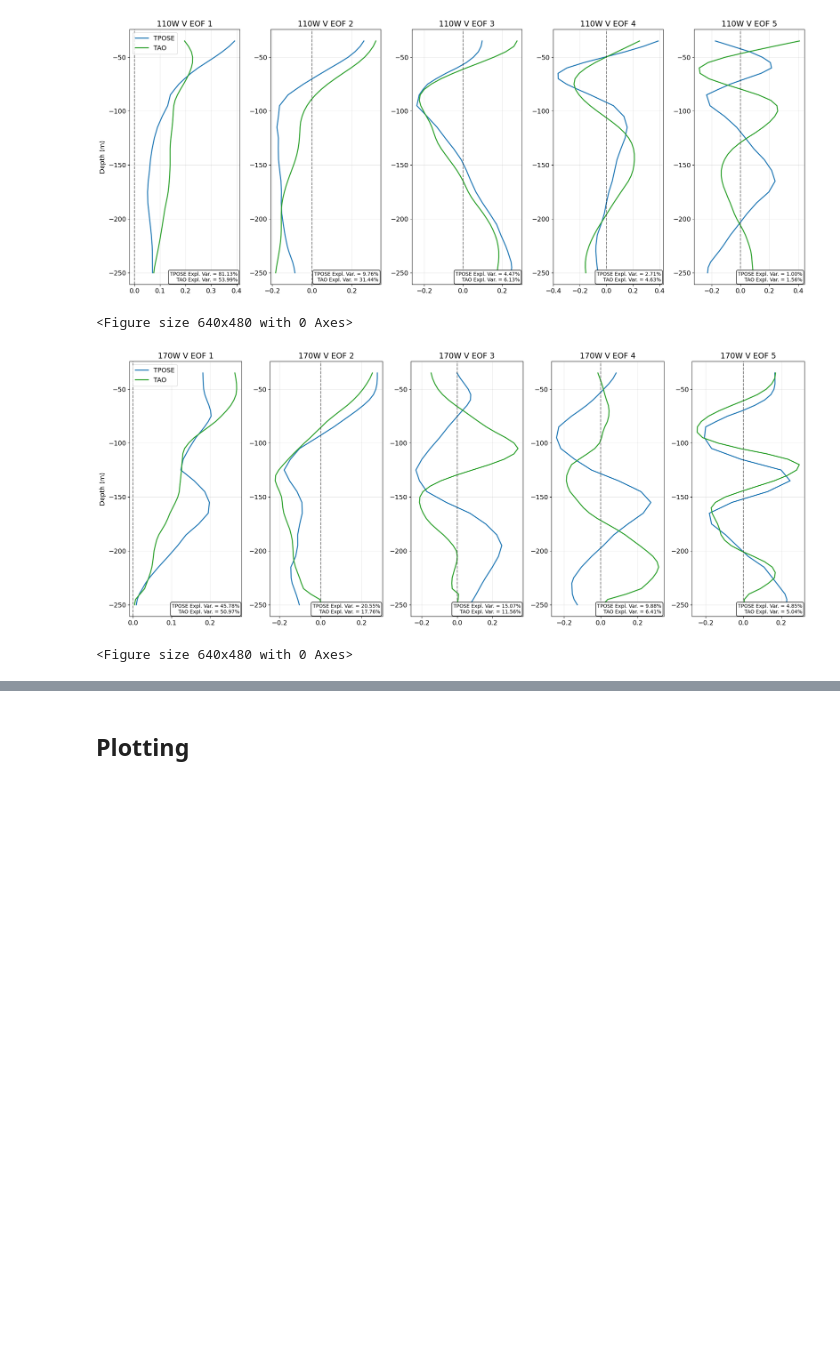
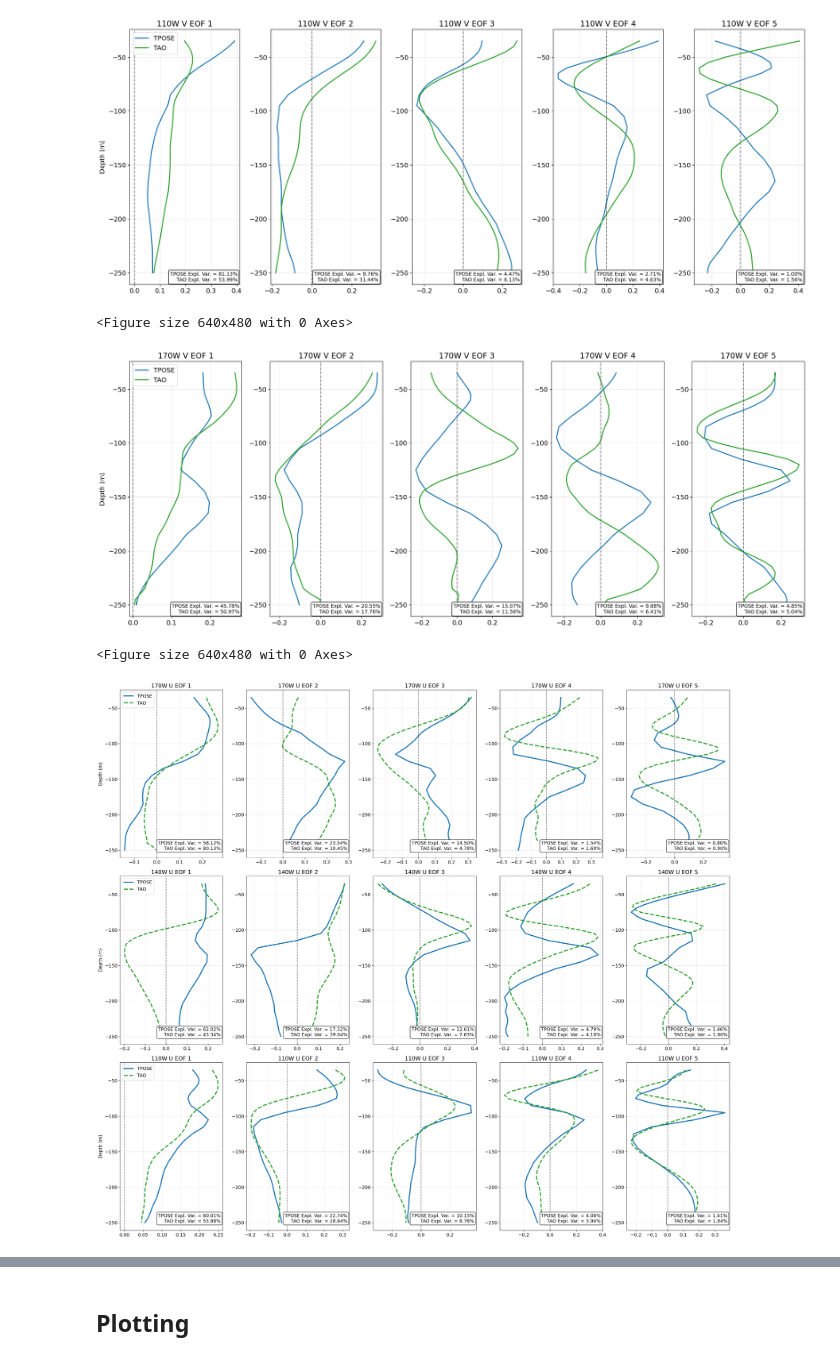
Before and after one commit to eldavenport/TPOSE6_VelocityAssim, a Jupyter notebook: VelocityVariance/depth-depth_covariance/depthdepth_cov.ipynb, the cells around one changed output, grey strips where cells are left out. Cells and saved outputs as stored; diff of their text form; code cells hidden in the pictures; blank space fills up the shorter version.

Commit message:
combining all vertical modes into a single plot

```diff
--- a/VelocityVariance/depth-depth_covariance/depthdepth_cov.ipynb
+++ b/VelocityVariance/depth-depth_covariance/depthdepth_cov.ipynb
@@ -554,3 +554,85 @@ plt.savefig('vertical_modes_V_170.png',format='png')
 # %% [output]
 [figure]
 <Figure size 640x480 with 0 Axes>
+# %%
+# generate one figure with all vertical modes for U velocity (three rows, one for each longitude    )
+fig, axes = plt.subplots(ncols=n_modes, nrows=3, figsize=(n_modes*5, 22))
+
+for i in range(n_modes):
+    # xeofs EOFs are in (mode, space) format, so we transpose
+    eof_mode = eofs_xeofs_U_170.isel(mode=i)
+    axes[0,i].plot(eof_mode.values, U6_170.Z.values, 'tab:blue', linewidth=3, label='TPOSE')
+    eof_mode = eofs_xeofs_U_TAO_170.isel(mode=i)
+    axes[0,i].plot(eof_mode.values, U6_TAO_170.Z.values, 'tab:green', linestyle='--', linewidth=3, label='TAO')
+    axes[0,i].axvline(x=0, color='k', linestyle='--', alpha=0.5)
+    axes[0,i].set_title(f'170W U EOF {i+1}')
+    axes[0,i].grid(True, alpha=0.3)
+
+    tpose_expl_var = explained_variance_xeofs_U_170[i]*100
+    tao_expl_var = explained_variance_xeofs_U_TAO_170[i]*100
+    textstr = f"TPOSE Expl. Var. = {tpose_expl_var:.2f}%\nTAO Expl. Var. = {tao_expl_var:.2f}%"
+
+    # Add text box
+    axes[0,i].text(
+        0.98, 0.1, textstr,
+        transform=axes[0,i].transAxes,  # axes fraction
+        fontsize=13,
+        verticalalignment='top',
+        horizontalalignment='right',
+        bbox=dict(boxstyle='round', facecolor='white', alpha=1.0)
+    )
+
+    eof_mode = eofs_xeofs_U_140.isel(mode=i)
+    axes[1,i].plot(eof_mode.values, U6_140.Z.values, 'tab:blue', linewidth=3, label='TPOSE')
+    eof_mode = eofs_xeofs_U_TAO_140.isel(mode=i)
+    axes[1,i].plot(eof_mode.values, U6_TAO_140.Z.values, 'tab:green', linestyle='--', linewidth=3, label='TAO')
+    axes[1,i].axvline(x=0, color='k', linestyle='--', alpha=0.5)
+    axes[1,i].set_title(f'140W U EOF {i+1}')
+    axes[1,i].grid(True, alpha=0.3)
+
+    tpose_expl_var = explained_variance_xeofs_U_140[i]*100
+    tao_expl_var = explained_variance_xeofs_U_TAO_140[i]*100
+    textstr = f"TPOSE Expl. Var. = {tpose_expl_var:.2f}%\nTAO Expl. Var. = {tao_expl_var:.2f}%"
+
+    # Add text box
+    axes[1,i].text(
+        0.98, 0.1, textstr,
+        transform=axes[1,i].transAxes,  # axes fraction
+        fontsize=13,
+        verticalalignment='top',
+        horizontalalignment='right',
+        bbox=dict(boxstyle='round', facecolor='white', alpha=1.0)
+    )
+
+    eof_mode = eofs_xeofs_U_110.isel(mode=i)
+    axes[2,i].plot(eof_mode.values, U6_110.Z.values, 'tab:blue', linewidth=3, label='TPOSE')
+    eof_mode = eofs_xeofs_U_TAO_110.isel(mode=i)
+    axes[2,i].plot(eof_mode.values, U6_TAO_110.Z.values, 'tab:green', linestyle='--', linewidth=3, label='TAO')
+    axes[2,i].axvline(x=0, color='k', linestyle='--', alpha=0.5)
+    axes[2,i].set_title(f'110W U EOF {i+1}')
+    axes[2,i].grid(True, alpha=0.3)
+
+    tpose_expl_var = explained_variance_xeofs_U_110[i]*100
+    tao_expl_var = explained_variance_xeofs_U_TAO_110[i]*100
+    textstr = f"TPOSE Expl. Var. = {tpose_expl_var:.2f}%\nTAO Expl. Var. = {tao_expl_var:.2f}%"
+
+    # Add text box
+    axes[2,i].text(
+        0.98, 0.1, textstr,
+        transform=axes[2,i].transAxes,  # axes fraction
+        fontsize=13,
+        verticalalignment='top',
+        horizontalalignment='right',
+        bbox=dict(boxstyle='round', facecolor='white', alpha=1.0)
+    )
+
+axes[0,0].set_ylabel('Depth (m)')
+axes[1,0].set_ylabel('Depth (m)')
+axes[2,0].set_ylabel('Depth (m)')
+axes[0,0].legend(loc='upper left')
+axes[1,0].legend(loc='upper left')
+axes[2,0].legend(loc='upper left')
+plt.tight_layout()
+plt.savefig('vertical_modes_U.png',format='png')
+# %% [output]
+[figure, added]
```
Also changed, not shown: parts of 1 cell of this notebook, 2 other files.
